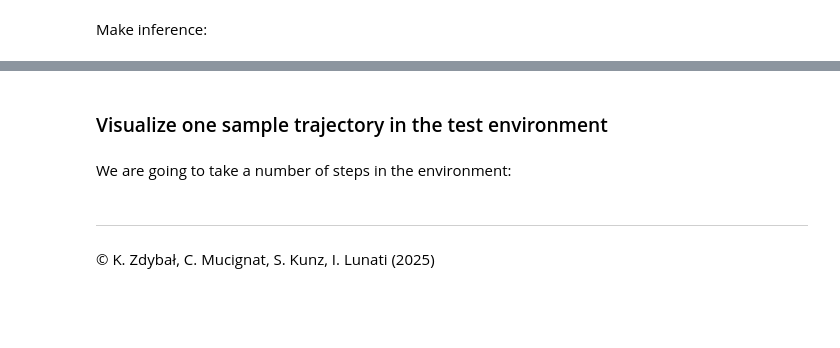
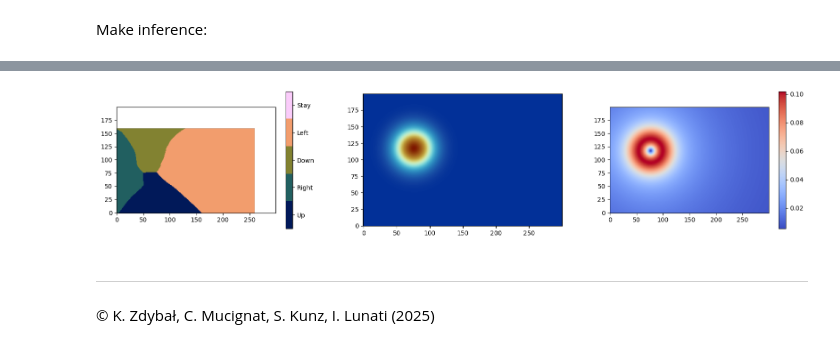
Before and after one commit to kamilazdybal/pykitPIV, a Jupyter notebook: jupyter-notebooks/demo-pykitPIV-14-upload-trained-RL-model.ipynb, the cells around one changed output, grey strips where cells are left out. Drawn from its saved outputs; the diff is of its cells as text; code cells hidden in the pictures; blank space fills up the shorter version.

```diff
--- a/jupyter-notebooks/demo-pykitPIV-14-upload-trained-RL-model.ipynb
+++ b/jupyter-notebooks/demo-pykitPIV-14-upload-trained-RL-model.ipynb
@@ -444,0 +256,4 @@ plt = env.render(quantity=learned_policy,
+# %%
+size_of_hidden_unit = int(env.n_cues/2)
+size_of_hidden_unit = 64
+size_of_hidden_unit
@@ -444,0 +262,19 @@ plt = env.render(quantity=learned_policy,
+# %%
+class QNetwork(tf.keras.Model):
+
+    def __init__(self, n_actions, kernel_initializer):
+
+        super(QNetwork, self).__init__()
+
+        self.dense1 = tf.keras.layers.Dense(env.n_cues, activation='relu', kernel_initializer=kernel_initializer)
+        self.dense2 = tf.keras.layers.Dense(size_of_hidden_unit, activation='relu', kernel_initializer=kernel_initializer)
+        self.dense3 = tf.keras.layers.Dense(size_of_hidden_unit, activation='relu', kernel_initializer=kernel_initializer)
+        self.output_layer = tf.keras.layers.Dense(n_actions, activation='relu', kernel_initializer=kernel_initializer)
+
+    def call(self, state):
+
+        x = self.dense1(state)
+        x = self.dense2(x)
+        x = self.dense3(x)
+
+        return self.output_layer(x)
@@ -446,7 +284,7 @@ plt = env.render(quantity=learned_policy,
 trained_q_network = QNetwork(n_actions=env.n_actions, kernel_initializer = tf.keras.initializers.RandomUniform)
 _ = trained_q_network(tf.ones((1, env.n_cues)))
 # %%
-trained_q_network.load_weights(path + 'QNetwork.keras')
+trained_q_network.load_weights('../docs/data/SingleDQN.keras')
 # %% [markdown]
 Make inference:
 # %%
@@ -474,23 +316,21 @@ print(f'\tTime it took: {(toc - tic):0.1f} sec.')
 # %%
 figure = plt.figure(figsize=(20, 4))
 spec = figure.add_gridspec(ncols=5, nrows=1, width_ratios=[1,0,1,0,1], height_ratios=[1])
 
 figure_a = figure.add_subplot(spec[0,0])
 plt.imshow(learned_policy, origin='lower', cmap=cmap_actions, vmin=0, vmax=4)
 cbar = plt.colorbar()
 cbar.set_ticks([4/5*(i+0.5) for i in range(0,5)])
 cbar.set_ticklabels(list(env.action_to_verbose_direction.values()))
 
 figure_b = figure.add_subplot(spec[0,2])
-plt.imshow(user_flowfield.velocity_field_magnitude[0,0,:,:], origin='lower', cmap=cmc.roma_r)
+plt.imshow(user_flowfield.velocity_field_magnitude[0,0,:,:], origin='lower', cmap=cmap)
 
 figure_c = figure.add_subplot(spec[0,4])
 
 plt.imshow(np.abs(compute_divergence(user_flowfield.velocity_field)[0,:,:]), origin='lower', cmap='coolwarm')
 plt.colorbar()
 
-plt.savefig('policy-for-env.png', dpi=300, bbox_inches='tight')
+if save_images: plt.savefig('policy-for-env.png', dpi=300, bbox_inches='tight')
+# %% [output]
+[figure, added]
-# %% [markdown]
-### Visualize one sample trajectory in the test environment
-# %% [markdown]
-We are going to take a number of steps in the environment:
```
Also changed, not shown: parts of 51 cells of this notebook.
